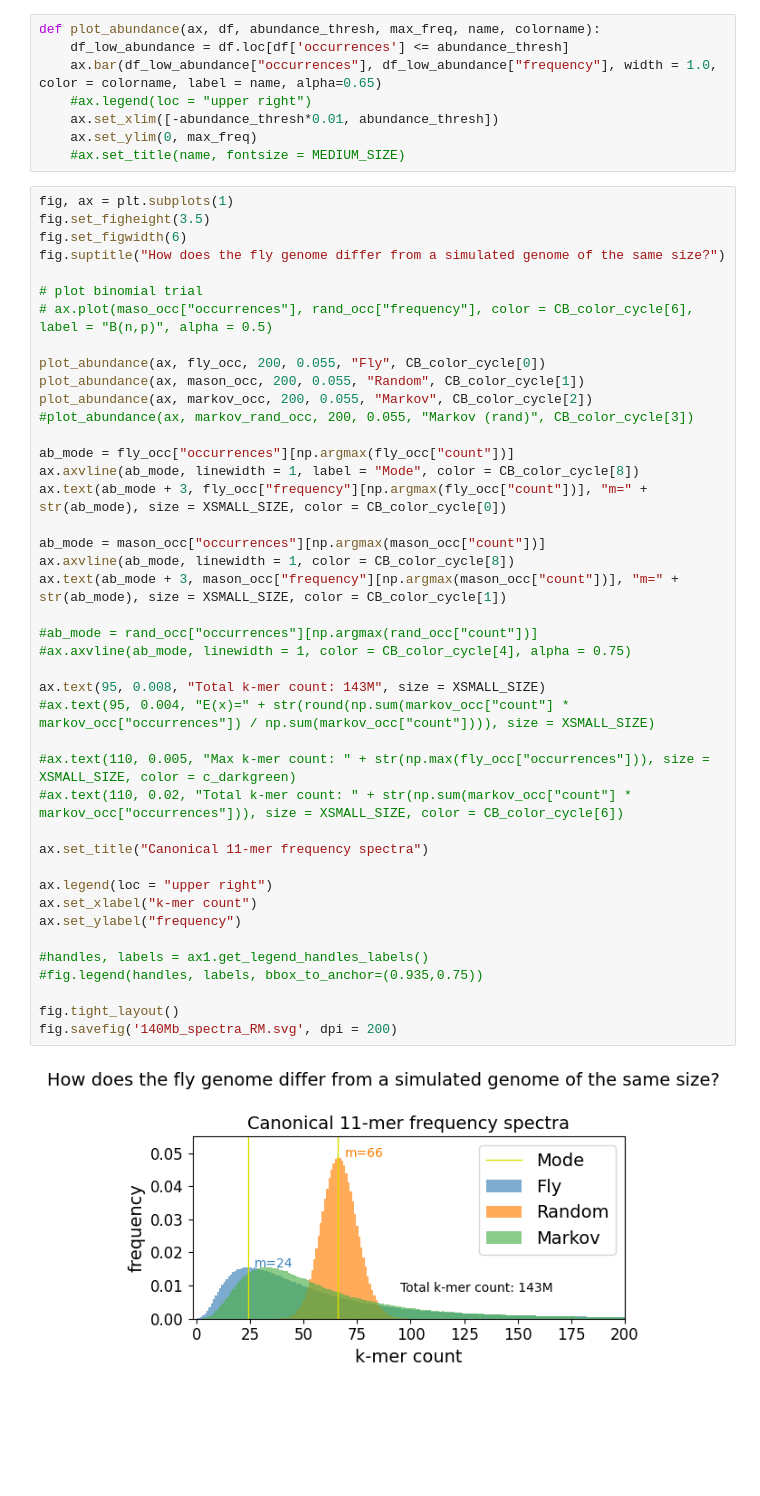
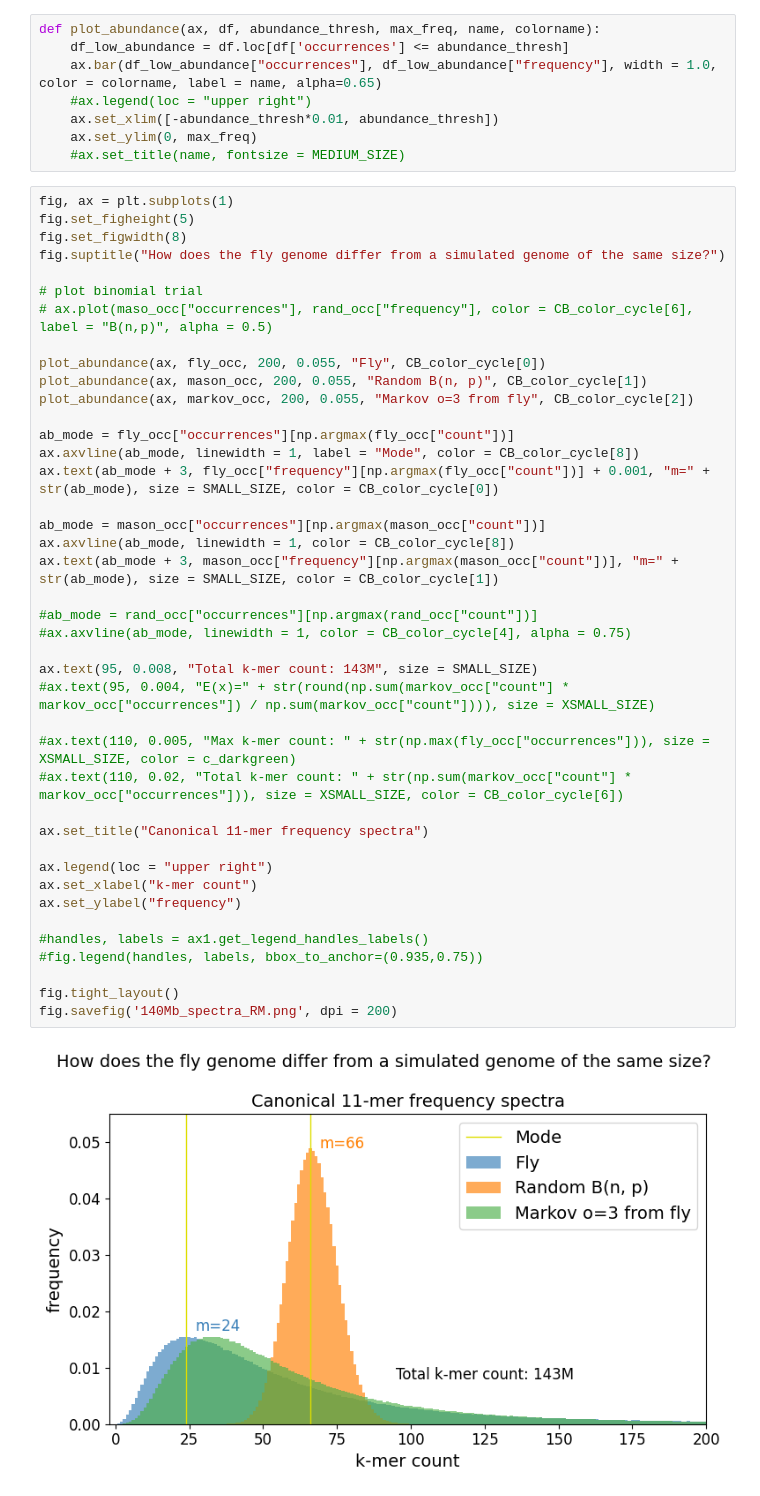
Before and after one commit to eaasna/markov_genome, a Jupyter notebook: kmer_dist.ipynb, the cells around one changed output. Cells and saved outputs as stored; diff of their text form; blank space fills up the shorter version.

```diff
--- a/kmer_dist.ipynb
+++ b/kmer_dist.ipynb
@@ -122,45 +134,44 @@ def plot_abundance(ax, df, abundance_thresh, max_freq, name, colorname):
     #ax.set_title(name, fontsize = MEDIUM_SIZE)
 # %%
 fig, ax = plt.subplots(1)
-fig.set_figheight(3.5)
-fig.set_figwidth(6)
+fig.set_figheight(5)
+fig.set_figwidth(8)
 fig.suptitle("How does the fly genome differ from a simulated genome of the same size?")
 
 # plot binomial trial
 # ax.plot(maso_occ["occurrences"], rand_occ["frequency"], color = CB_color_cycle[6], label = "B(n,p)", alpha = 0.5)
 
 plot_abundance(ax, fly_occ, 200, 0.055, "Fly", CB_color_cycle[0])
-plot_abundance(ax, mason_occ, 200, 0.055, "Random", CB_color_cycle[1])
-plot_abundance(ax, markov_occ, 200, 0.055, "Markov", CB_color_cycle[2])
-#plot_abundance(ax, markov_rand_occ, 200, 0.055, "Markov (rand)", CB_color_cycle[3])
+plot_abundance(ax, mason_occ, 200, 0.055, "Random B(n, p)", CB_color_cycle[1])
+plot_abundance(ax, markov_occ, 200, 0.055, "Markov o=3 from fly", CB_color_cycle[2])
 
 ab_mode = fly_occ["occurrences"][np.argmax(fly_occ["count"])]
 ax.axvline(ab_mode, linewidth = 1, label = "Mode", color = CB_color_cycle[8])
-ax.text(ab_mode + 3, fly_occ["frequency"][np.argmax(fly_occ["count"])], "m=" + str(ab_mode), size = XSMALL_SIZE, color = CB_color_cycle[0])
+ax.text(ab_mode + 3, fly_occ["frequency"][np.argmax(fly_occ["count"])] + 0.001, "m=" + str(ab_mode), size = SMALL_SIZE, color = CB_color_cycle[0])
 
 ab_mode = mason_occ["occurrences"][np.argmax(mason_occ["count"])]
 ax.axvline(ab_mode, linewidth = 1, color = CB_color_cycle[8])
-ax.text(ab_mode + 3, mason_occ["frequency"][np.argmax(mason_occ["count"])], "m=" + str(ab_mode), size = XSMALL_SIZE, color = CB_color_cycle[1])
+ax.text(ab_mode + 3, mason_occ["frequency"][np.argmax(mason_occ["count"])], "m=" + str(ab_mode), size = SMALL_SIZE, color = CB_color_cycle[1])
 
 #ab_mode = rand_occ["occurrences"][np.argmax(rand_occ["count"])]
 #ax.axvline(ab_mode, linewidth = 1, color = CB_color_cycle[4], alpha = 0.75)
 
-ax.text(95, 0.008, "Total k-mer count: 143M", size = XSMALL_SIZE)
+ax.text(95, 0.008, "Total k-mer count: 143M", size = SMALL_SIZE)
 #ax.text(95, 0.004, "E(x)=" + str(round(np.sum(markov_occ["count"] * markov_occ["occurrences"]) / np.sum(markov_occ["count"]))), size = XSMALL_SIZE)
 
 #ax.text(110, 0.005, "Max k-mer count: " + str(np.max(fly_occ["occurrences"])), size = XSMALL_SIZE, color = c_darkgreen)
 #ax.text(110, 0.02, "Total k-mer count: " + str(np.sum(markov_occ["count"] * markov_occ["occurrences"])), size = XSMALL_SIZE, color = CB_color_cycle[6])
 
 ax.set_title("Canonical 11-mer frequency spectra")
 
 ax.legend(loc = "upper right")
 ax.set_xlabel("k-mer count")
 ax.set_ylabel("frequency")
 
 #handles, labels = ax1.get_legend_handles_labels()
 #fig.legend(handles, labels, bbox_to_anchor=(0.935,0.75))
 
 fig.tight_layout()
-fig.savefig('140Mb_spectra_RM.svg', dpi = 200)
+fig.savefig('140Mb_spectra_RM.png', dpi = 200)
 # %% [output]
-[figure, old version]
+[figure, new version]
```
Also changed, not shown: parts of 9 cells of this notebook, 1 other file.
